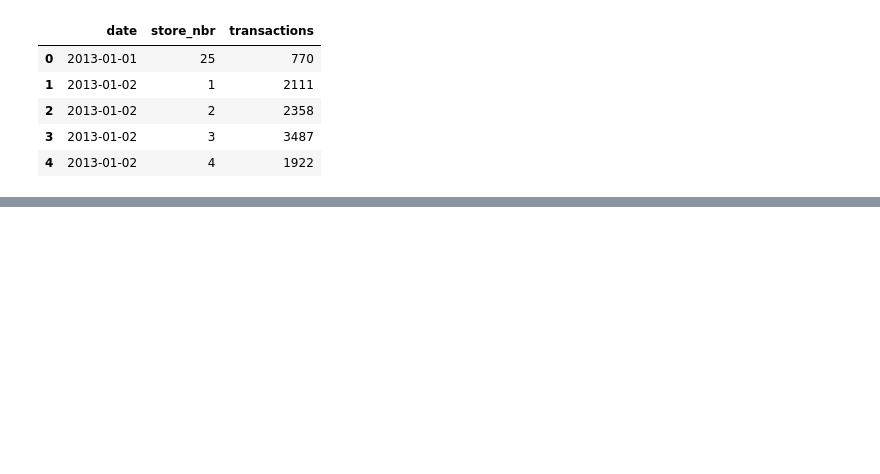
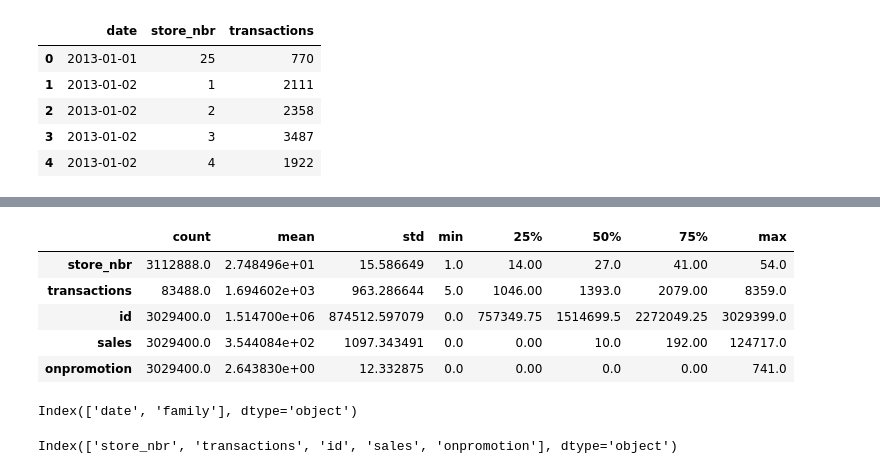
Before and after one commit to qochieng/Favorita-Store-Sales, a Jupyter notebook: favorita.ipynb, the cells around one changed output, grey strips where cells are left out. Saved outputs shown, nothing was run; the diff lists cells and outputs as text; code cells hidden in the pictures; blank space fills up the shorter version.

Commit message:
Data Loading

```diff
--- a/favorita.ipynb
+++ b/favorita.ipynb
@@ -88,3 +135,6 @@ df_test.head()
 | 2 | 3000890 | 2017-08-16 | 1 | BEAUTY | 2 |
 | 3 | 3000891 | 2017-08-16 | 1 | BEVERAGES | 20 |
 | 4 | 3000892 | 2017-08-16 | 1 | BOOKS | 0 |
+# %%
+df = pd.merge(df_test,df_sample, on='id', how='right')
+df.head()
@@ -98,3 +183,6 @@ df_trx.head()
 | 2 | 2013-01-02 | 2 | 2358 |
 | 3 | 2013-01-02 | 3 | 3487 |
 | 4 | 2013-01-02 | 4 | 1922 |
+# %%
+df_train = pd.read_csv("E:\\AZUBI CAREER ACCELERATOR\\Data Analytics\\PROJECTS\\Project 3\\LP3 Regression Project\\store-sales-forecasting\\train.csv")
+df_train.head()
@@ -100,0 +196,3 @@ df_trx.head()
+# %%
+df1 = pd.concat([df_trx,df_train],ignore_index=True,axis=0 )
+df1.head()
@@ -100,0 +248,3 @@ df_trx.head()
+# %%
+data = pd.concat([df1,df],ignore_index=True)
+data.head()
@@ -100,0 +290,19 @@ df_trx.head()
+# %%
+data.describe().T
+# %% [output]
+|  | count | mean | std | min | 25% | 50% | 75% | max |
+| store_nbr | 3112888.0 | 2.748496e+01 | 15.586649 | 1.0 | 14.00 | 27.0 | 41.00 | 54.0 |
+| transactions | 83488.0 | 1.694602e+03 | 963.286644 | 5.0 | 1046.00 | 1393.0 | 2079.00 | 8359.0 |
+| id | 3029400.0 | 1.514700e+06 | 874512.597079 | 0.0 | 757349.75 | 1514699.5 | 2272049.25 | 3029399.0 |
+| sales | 3029400.0 | 3.544084e+02 | 1097.343491 | 0.0 | 0.00 | 10.0 | 192.00 | 124717.0 |
+| onpromotion | 3029400.0 | 2.643830e+00 | 12.332875 | 0.0 | 0.00 | 0.0 | 0.00 | 741.0 |
+# %%
+categorical = data.select_dtypes(include='object').columns
+categorical
+# %% [output]
+Index(['date', 'family'], dtype='object')
+# %%
+numerical = data.select_dtypes(include='number').columns
+numerical
+# %% [output]
+Index(['store_nbr', 'transactions', 'id', 'sales', 'onpromotion'], dtype='object')
```
Also changed, not shown: parts of 20 cells of this notebook, 1 other file.
